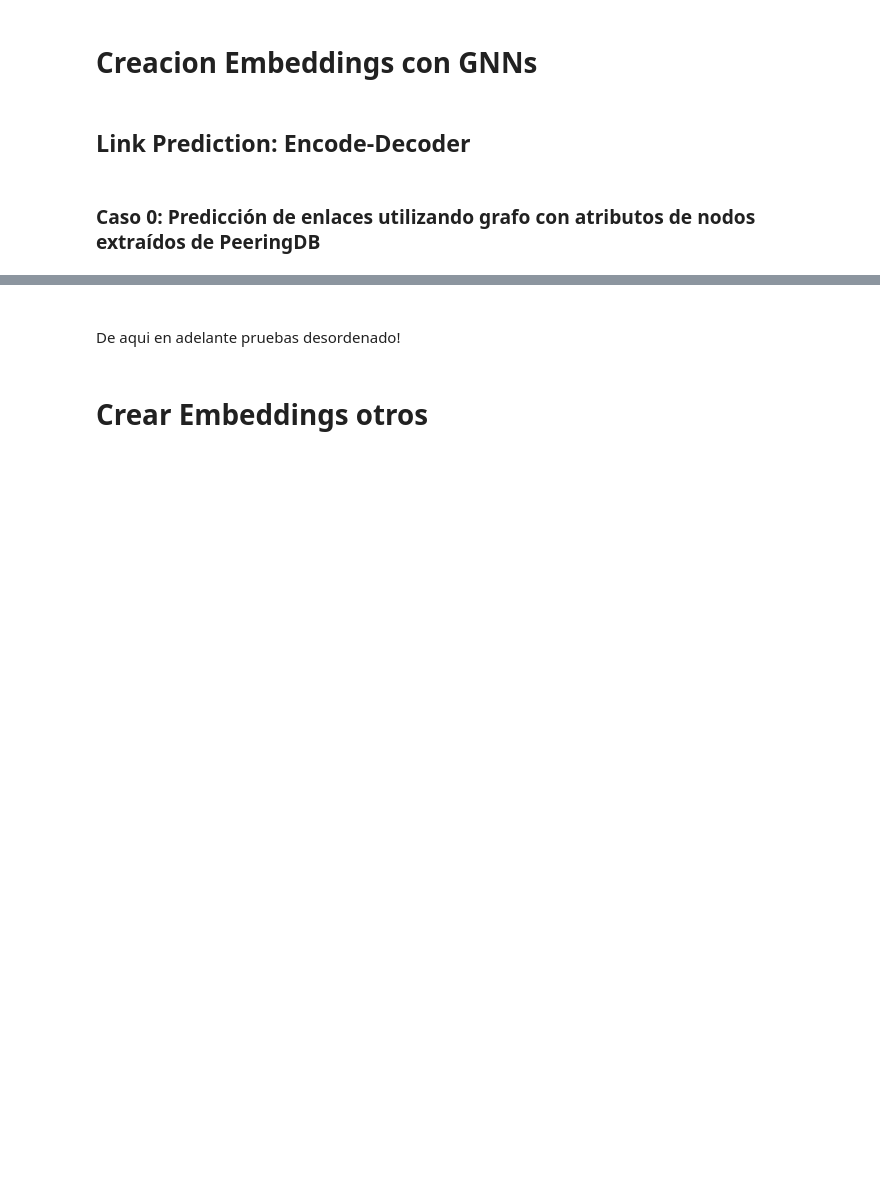
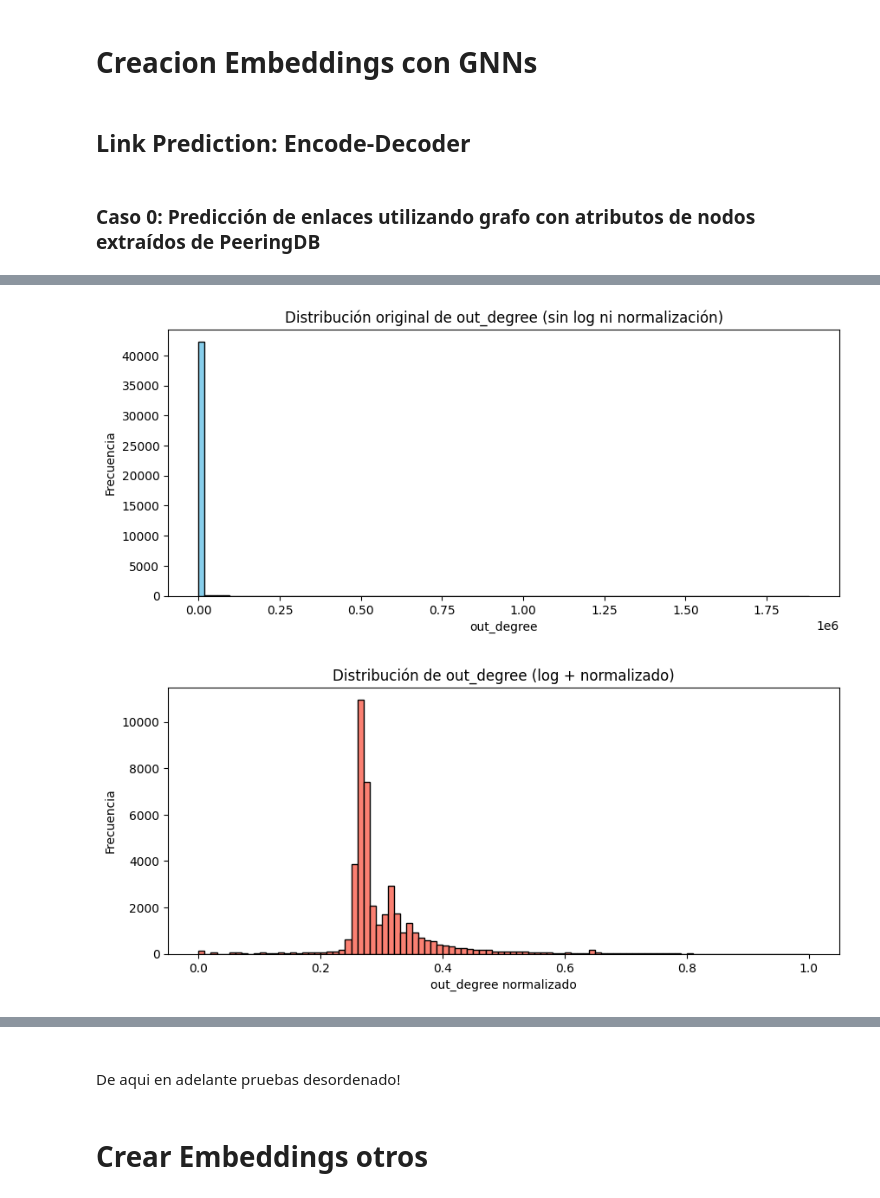
Before and after one commit to valesteban/TrabajoTesis, a Jupyter notebook: train_embeddings.ipynb, the cells around one changed output, grey strips where cells are left out. Saved outputs shown, nothing was run; the diff lists cells and outputs as text; code cells hidden in the pictures; blank space fills up the shorter version.

```diff
--- a/train_embeddings.ipynb
+++ b/train_embeddings.ipynb
@@ -607,0 +765,7 @@ decoder.W2.bias torch.Size([1])
+# %%
+attr = 'out_degree'
+
+dataset_graph_path = '/media/valentina/KINGSTON/TESIS/InternetGraphs2024/1millonfebrero'
+gnn = GNN(debug=True)
+gnn.load_dataset(dataset_graph_path, force_reload=True,index_graph=1) # Febrero
+gnn.split_graph_nodes(train_size=0.8)
@@ -607,0 +780,33 @@ decoder.W2.bias torch.Size([1])
+# %%
+# Calcula grados de salida
+degrees = gnn.dgl_graph.out_degrees(gnn.dgl_graph.nodes()).float().unsqueeze(1)
+
+# Histograma out?degree original
+plt.figure(figsize=(10,4))
+plt.hist(degrees.numpy(), bins=100, color='skyblue', edgecolor='black')
+plt.title("Distribución original de out_degree (sin log ni normalización)")
+plt.xlabel("out_degree")
+plt.ylabel("Frecuencia")
+plt.show()
+
+# BAJAR VARIANZA: Transformación logarítmica
+deg_log = torch.log1p(degrees)  # log(1 + x)
+
+# NORMALIZAR: min-max
+min_val = deg_log.min()
+max_val = deg_log.max()
+deg_log_norm = (deg_log - min_val) / (max_val - min_val + 1e-8)
+
+# Guarda el out_degree_norm
+gnn.dgl_graph.ndata['out_degree_norm'] = deg_log_norm
+
+# --- Histograma del out_degree normalizado ---
+plt.figure(figsize=(10,4))
+plt.hist(deg_log_norm.numpy(), bins=100, color='salmon', edgecolor='black')
+plt.title("Distribución de out_degree (log + normalizado)")
+plt.xlabel("out_degree normalizado")
+plt.ylabel("Frecuencia")
+plt.show()
+# %% [output]
+[figure, added]
+[figure, added]
```
Also changed, not shown: parts of 54 cells of this notebook, 2 other files.
